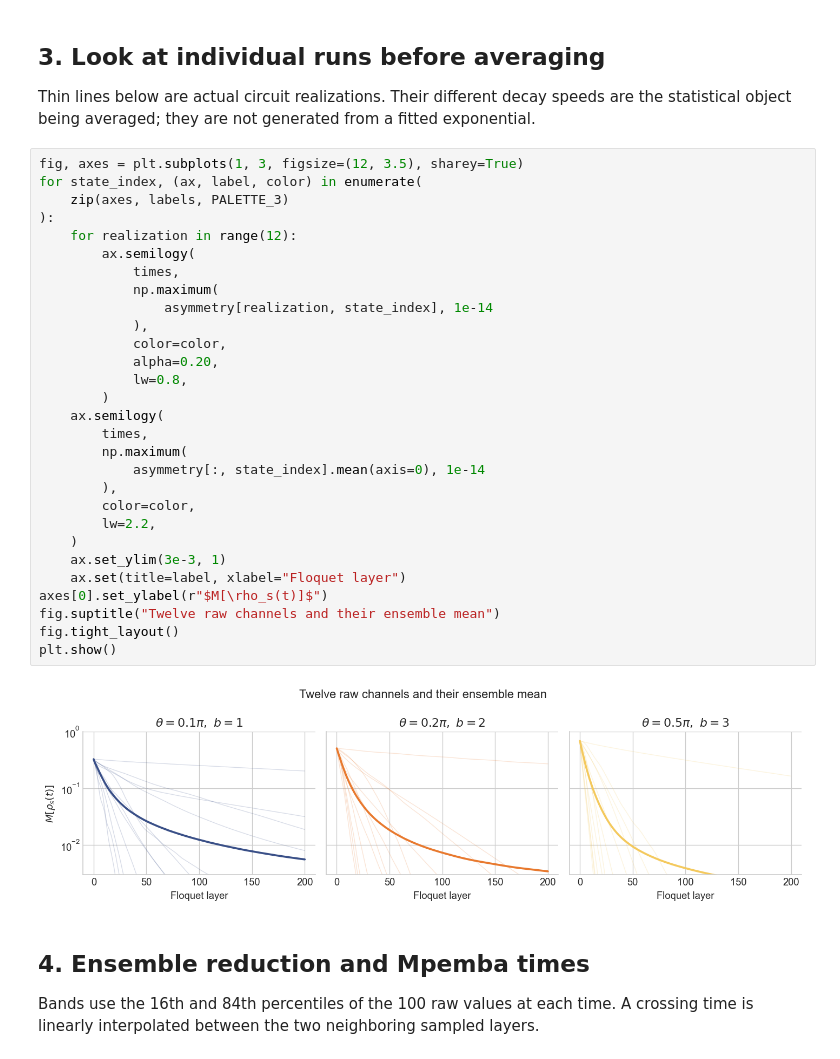
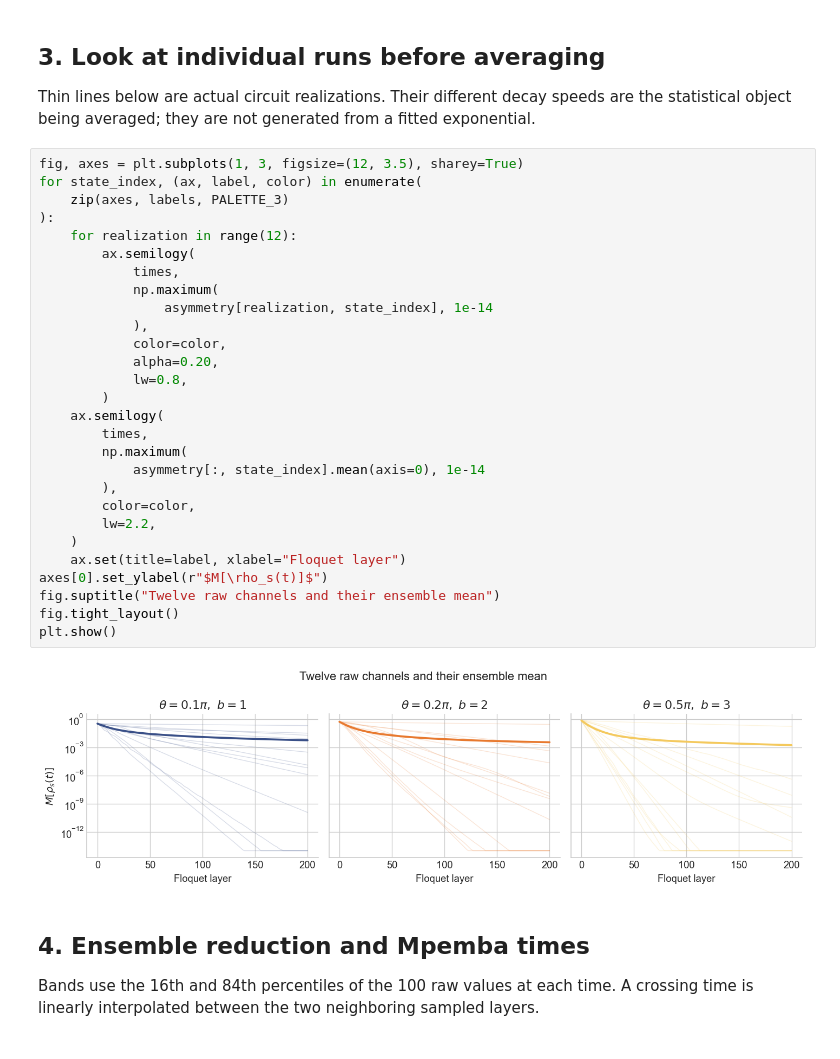
Before and after one commit to alessum/resource_theory_mpemba, a Jupyter notebook: asymm_ex4.ipynb, the cells around one changed output. Saved outputs shown, nothing was run; the diff lists cells and outputs as text.

```diff
--- a/asymm_ex4.ipynb
+++ b/asymm_ex4.ipynb
@@ -147,34 +148,33 @@ generated from a fitted exponential.
 # %%
 fig, axes = plt.subplots(1, 3, figsize=(12, 3.5), sharey=True)
 for state_index, (ax, label, color) in enumerate(
     zip(axes, labels, PALETTE_3)
 ):
     for realization in range(12):
         ax.semilogy(
             times,
             np.maximum(
                 asymmetry[realization, state_index], 1e-14
             ),
             color=color,
             alpha=0.20,
             lw=0.8,
         )
     ax.semilogy(
         times,
         np.maximum(
             asymmetry[:, state_index].mean(axis=0), 1e-14
         ),
         color=color,
         lw=2.2,
     )
-    ax.set_ylim(3e-3, 1)
     ax.set(title=label, xlabel="Floquet layer")
 axes[0].set_ylabel(r"$M[\rho_s(t)]$")
 fig.suptitle("Twelve raw channels and their ensemble mean")
 fig.tight_layout()
 plt.show()
 # %% [output]
-[figure, old version]
+[figure, new version]
 # %% [markdown]
 ## 4. Ensemble reduction and Mpemba times
 
```
Also changed, not shown: parts of 2 cells of this notebook, 13 other files.
